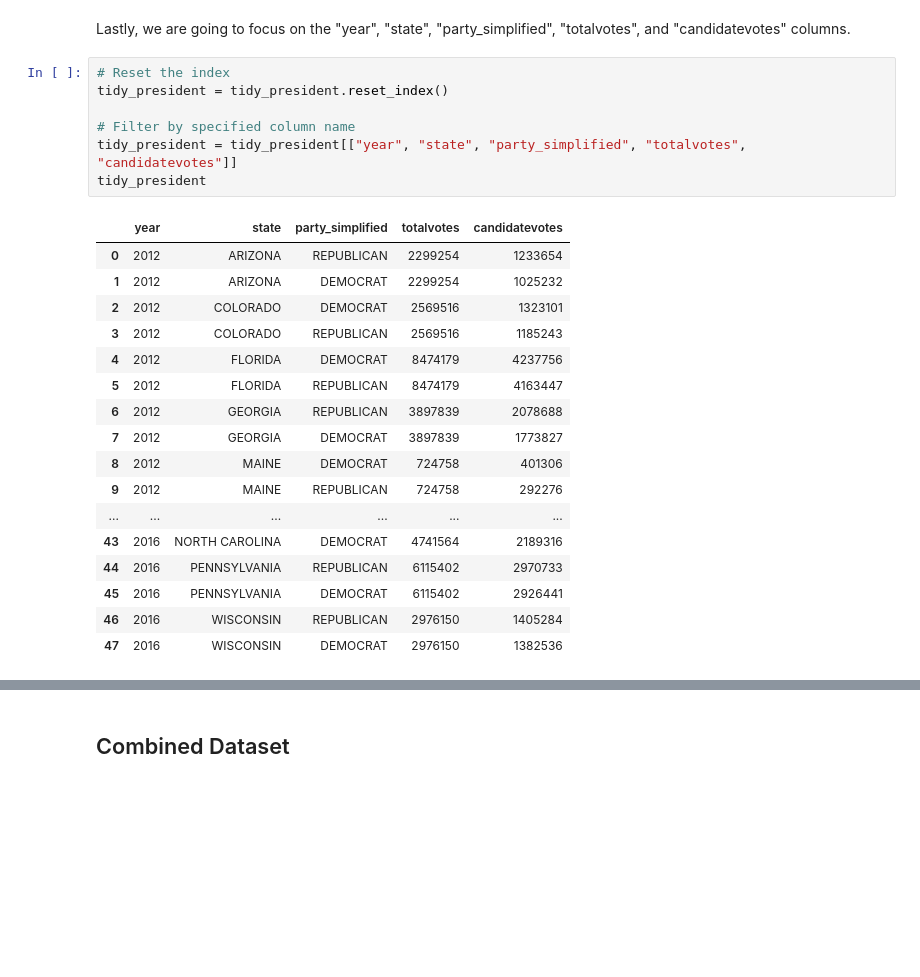
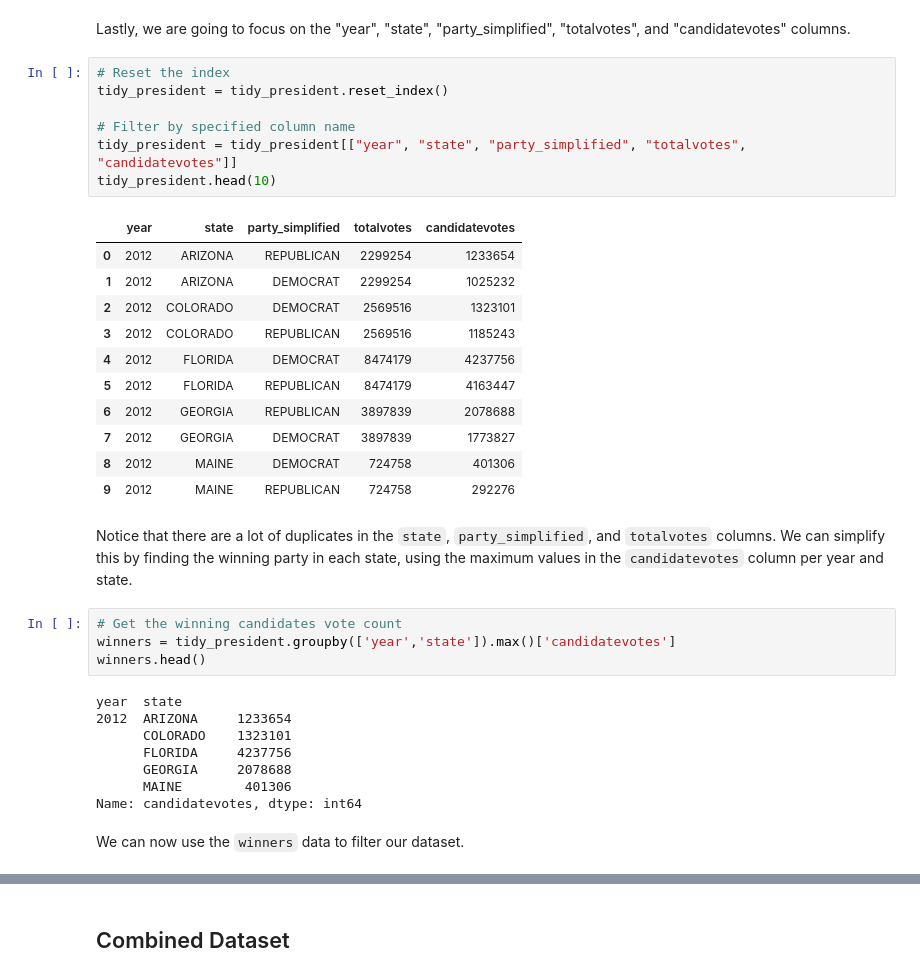
Before and after one commit to katiemoc/musical-politics, a Jupyter notebook: EDACheckpoint_Group093-FA24.ipynb, the cells around one changed output, grey strips where cells are left out. Cells and saved outputs as stored; diff of their text form; blank space fills up the shorter version.

```diff
--- a/EDACheckpoint_Group093-FA24.ipynb
+++ b/EDACheckpoint_Group093-FA24.ipynb
@@ -418,25 +386,35 @@ Lastly, we are going to focus on the "year", "state", "party_simplified", "total
 # %%
 # Reset the index
 tidy_president = tidy_president.reset_index()
 
 # Filter by specified column name
 tidy_president = tidy_president[["year", "state", "party_simplified", "totalvotes", "candidatevotes"]]
-tidy_president
+tidy_president.head(10)
 # %% [output]
 |  | year | state | party_simplified | totalvotes | candidatevotes |
 | 0 | 2012 | ARIZONA | REPUBLICAN | 2299254 | 1233654 |
 | 1 | 2012 | ARIZONA | DEMOCRAT | 2299254 | 1025232 |
 | 2 | 2012 | COLORADO | DEMOCRAT | 2569516 | 1323101 |
 | 3 | 2012 | COLORADO | REPUBLICAN | 2569516 | 1185243 |
 | 4 | 2012 | FLORIDA | DEMOCRAT | 8474179 | 4237756 |
 | 5 | 2012 | FLORIDA | REPUBLICAN | 8474179 | 4163447 |
 | 6 | 2012 | GEORGIA | REPUBLICAN | 3897839 | 2078688 |
 | 7 | 2012 | GEORGIA | DEMOCRAT | 3897839 | 1773827 |
 | 8 | 2012 | MAINE | DEMOCRAT | 724758 | 401306 |
 | 9 | 2012 | MAINE | REPUBLICAN | 724758 | 292276 |
-| ... | ... | ... | ... | ... | ... |
-| 43 | 2016 | NORTH CAROLINA | DEMOCRAT | 4741564 | 2189316 |
-| 44 | 2016 | PENNSYLVANIA | REPUBLICAN | 6115402 | 2970733 |
-| 45 | 2016 | PENNSYLVANIA | DEMOCRAT | 6115402 | 2926441 |
-| 46 | 2016 | WISCONSIN | REPUBLICAN | 2976150 | 1405284 |
-| 47 | 2016 | WISCONSIN | DEMOCRAT | 2976150 | 1382536 |
+# %% [markdown]
+Notice that there are a lot of duplicates in the `state`, `party_simplified`, and `totalvotes` columns. We can simplify this by finding the winning party in each state, using the maximum values in the `candidatevotes` column per year and state.
+# %%
+# Get the winning candidates vote count
+winners = tidy_president.groupby(['year','state']).max()['candidatevotes']
+winners.head()
+# %% [output]
+year  state
+2012  ARIZONA     1233654
+      COLORADO    1323101
+      FLORIDA     4237756
+      GEORGIA     2078688
+      MAINE        401306
+Name: candidatevotes, dtype: int64
+# %% [markdown]
+We can now use the `winners` data to filter our dataset.
```
Also changed, not shown: parts of 13 cells of this notebook.
